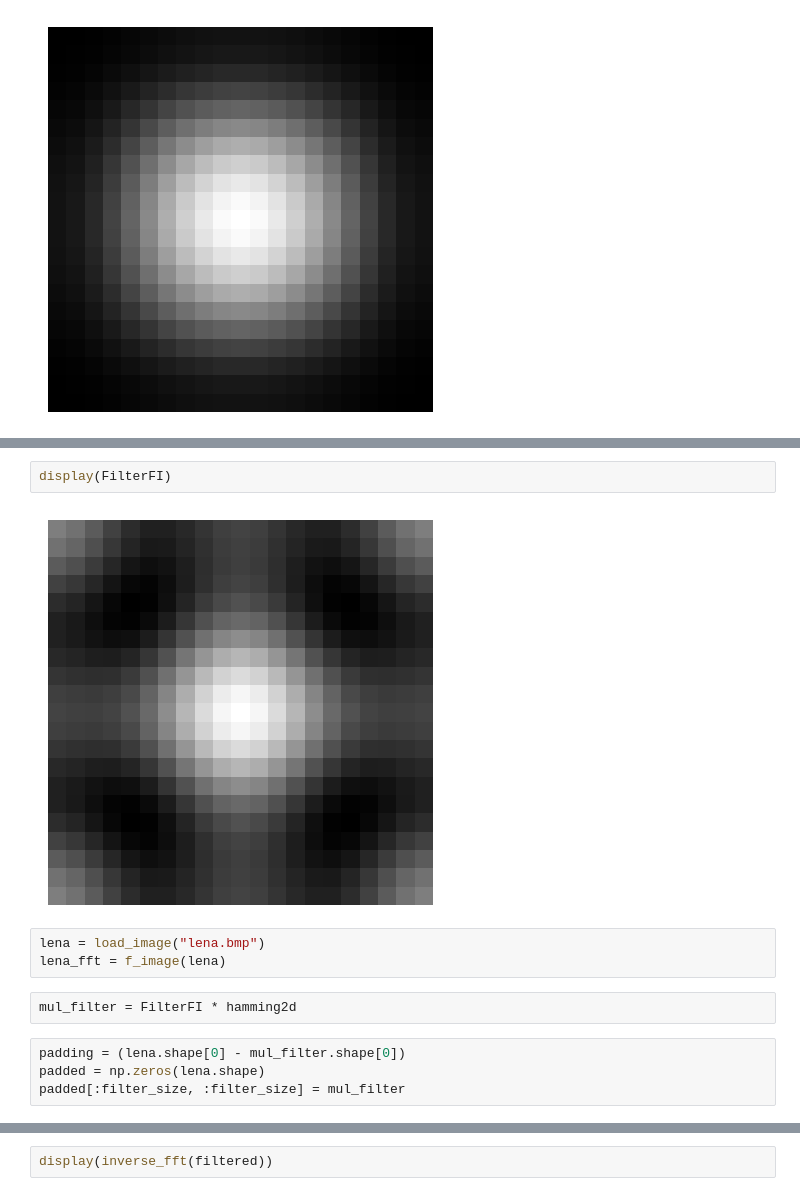
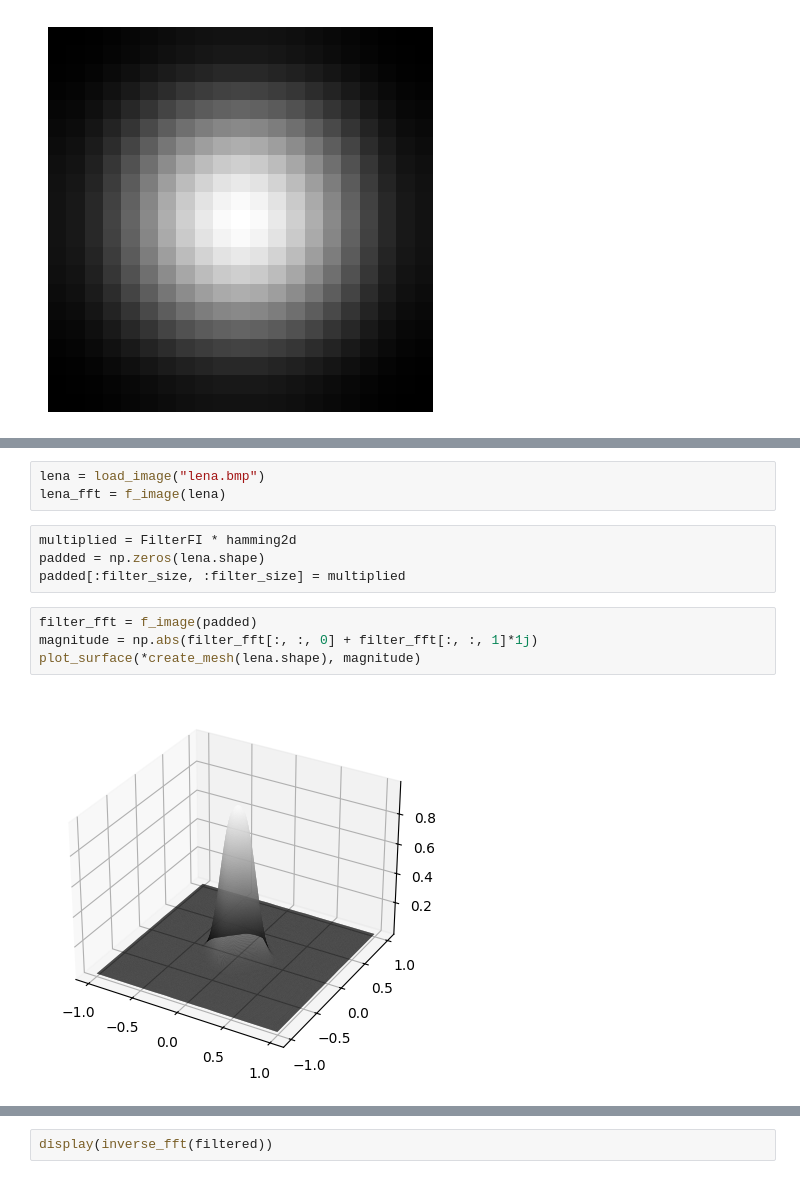
Before and after one commit to michal200292/Digital-Image-Processing, a Jupyter notebook: lab8/08_Fourier_HW.ipynb, the cells around one changed output, grey strips where cells are left out. Drawn from its saved outputs; the diff is of its cells as text.

```diff
--- a/lab8/08_Fourier_HW.ipynb
+++ b/lab8/08_Fourier_HW.ipynb
@@ -117,14 +129,14 @@ FilterFI = np.rot90(np.fft.fftshift(FilterFidft[:, :, 0]), 2)
-# %%
-display(FilterFI)
-# %% [output]
-[figure, removed]
 # %%
 lena = load_image("lena.bmp")
 lena_fft = f_image(lena)
-# %%
-mul_filter = FilterFI * hamming2d
 # %%
-padding = (lena.shape[0] - mul_filter.shape[0])
+multiplied = FilterFI * hamming2d
 padded = np.zeros(lena.shape)
-padded[:filter_size, :filter_size] = mul_filter
+padded[:filter_size, :filter_size] = multiplied
+# %%
+filter_fft = f_image(padded)
+magnitude = np.abs(filter_fft[:, :, 0] + filter_fft[:, :, 1]*1j)
+plot_surface(*create_mesh(lena.shape), magnitude)
+# %% [output]
+[figure, added]
 # %%
```
Also changed, not shown: parts of 6 cells of this notebook.
